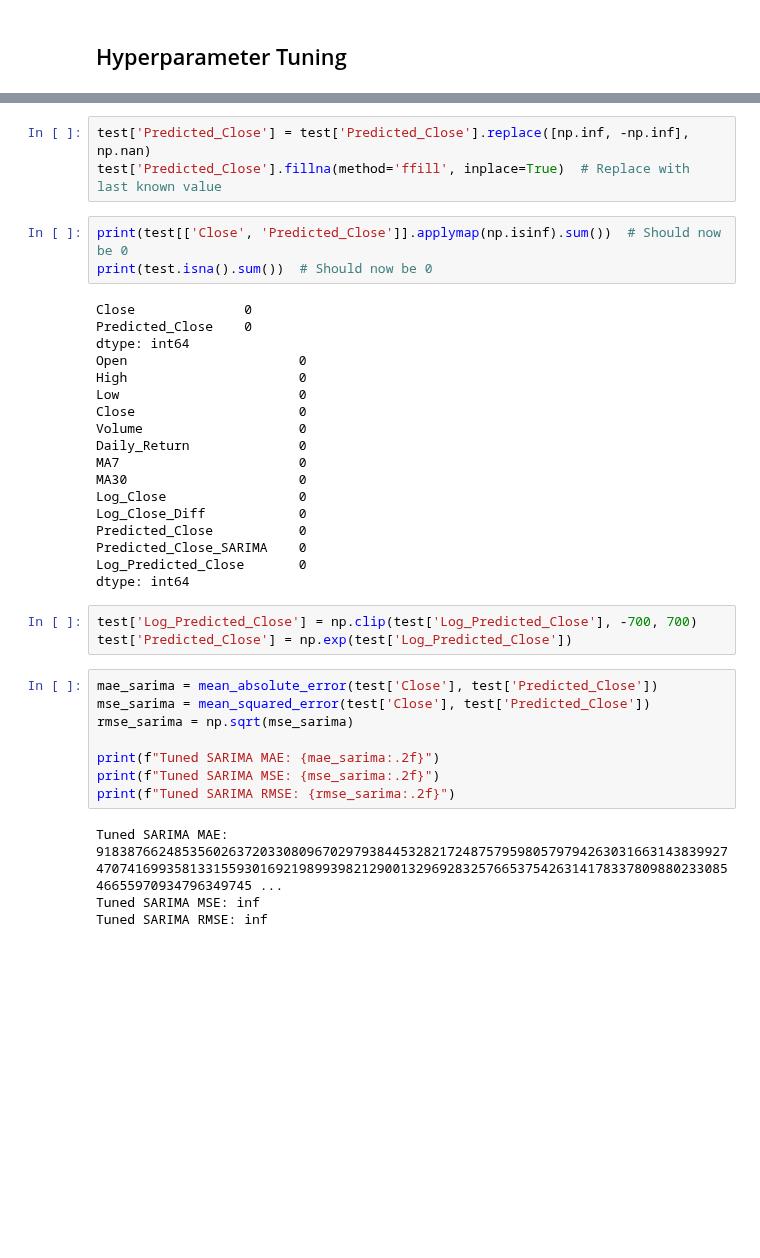
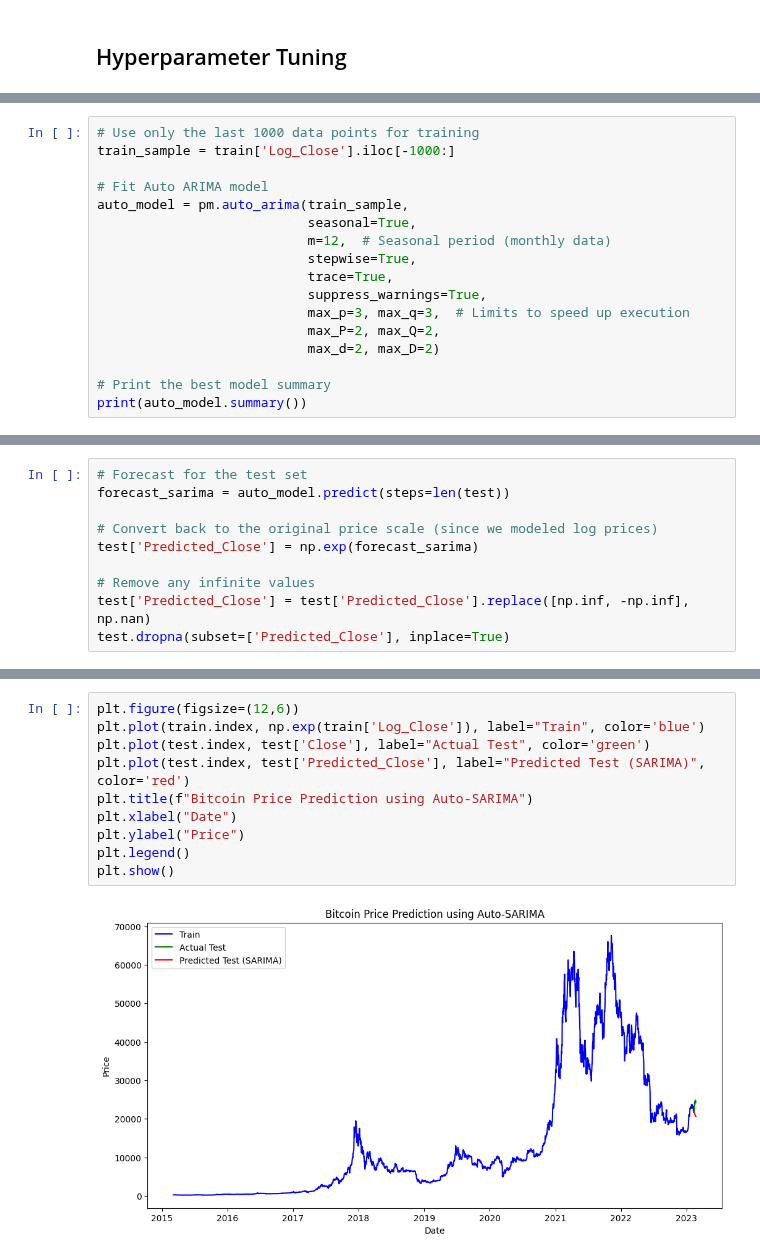
Before and after one commit to bonareri/Cryptocurrency-Price-Prediction-, a Jupyter notebook: arima_sarima_model.ipynb, the cells around one changed output, grey strips where cells are left out. Cells and saved outputs as stored; diff of their text form; blank space fills up the shorter version.

```diff
--- a/arima_sarima_model.ipynb
+++ b/arima_sarima_model.ipynb
@@ -644,0 +557,17 @@ test['Predicted_Close'] = np.exp(test['Log_Predicted_Close'])
+# %%
+# Use only the last 1000 data points for training
+train_sample = train['Log_Close'].iloc[-1000:]
+
+# Fit Auto ARIMA model
+auto_model = pm.auto_arima(train_sample,
+                           seasonal=True,
+                           m=12,  # Seasonal period (monthly data)
+                           stepwise=True,
+                           trace=True,
+                           suppress_warnings=True,
+                           max_p=3, max_q=3,  # Limits to speed up execution
+                           max_P=2, max_Q=2,
+                           max_d=2, max_D=2)
+
+# Print the best model summary
+print(auto_model.summary())
@@ -645 +592,11 @@ test['Predicted_Close'] = np.exp(test['Log_Predicted_Close'])
+# %%
+# Forecast for the test set
+forecast_sarima = auto_model.predict(steps=len(test))
+
+# Convert back to the original price scale (since we modeled log prices)
+test['Predicted_Close'] = np.exp(forecast_sarima)
+
+# Remove any infinite values
+test['Predicted_Close'] = test['Predicted_Close'].replace([np.inf, -np.inf], np.nan)
+test.dropna(subset=['Predicted_Close'], inplace=True)
 # %%
@@ -668,39 +615,12 @@ dtype: int64
-# %%
-test['Predicted_Close'] = test['Predicted_Close'].replace([np.inf, -np.inf], np.nan)
-test['Predicted_Close'].fillna(method='ffill', inplace=True)  # Replace with last known value
-# %%
-print(test[['Close', 'Predicted_Close']].applymap(np.isinf).sum())  # Should now be 0
-print(test.isna().sum())  # Should now be 0
-# %% [output]
-Close              0
-Predicted_Close    0
-dtype: int64
-Open                      0
-High                      0
-Low                       0
-Close                     0
-Volume                    0
-Daily_Return              0
-MA7                       0
-MA30                      0
-Log_Close                 0
-Log_Close_Diff            0
-Predicted_Close           0
-Predicted_Close_SARIMA    0
-Log_Predicted_Close       0
-dtype: int64
-# %%
-test['Log_Predicted_Close'] = np.clip(test['Log_Predicted_Close'], -700, 700)
-test['Predicted_Close'] = np.exp(test['Log_Predicted_Close'])
-# %%
-mae_sarima = mean_absolute_error(test['Close'], test['Predicted_Close'])
-mse_sarima = mean_squared_error(test['Close'], test['Predicted_Close'])
-rmse_sarima = np.sqrt(mse_sarima)
-
-print(f"Tuned SARIMA MAE: {mae_sarima:.2f}")
-print(f"Tuned SARIMA MSE: {mse_sarima:.2f}")
-print(f"Tuned SARIMA RMSE: {rmse_sarima:.2f}")
-# %% [output]
-Tuned SARIMA MAE: 91838766248535602637203308096702979384453282172487579598057979426303166314383992747074169935813315593016921989939821290013296928325766537542631417833780988023308546655970934796349745 ...
-Tuned SARIMA MSE: inf
-Tuned SARIMA RMSE: inf
+# %%
+plt.figure(figsize=(12,6))
+plt.plot(train.index, np.exp(train['Log_Close']), label="Train", color='blue')
+plt.plot(test.index, test['Close'], label="Actual Test", color='green')
+plt.plot(test.index, test['Predicted_Close'], label="Predicted Test (SARIMA)", color='red')
+plt.title(f"Bitcoin Price Prediction using Auto-SARIMA")
+plt.xlabel("Date")
+plt.ylabel("Price")
+plt.legend()
+plt.show()
+# %% [output]
+[figure, added]
```
Also changed, not shown: parts of 19 cells of this notebook.
